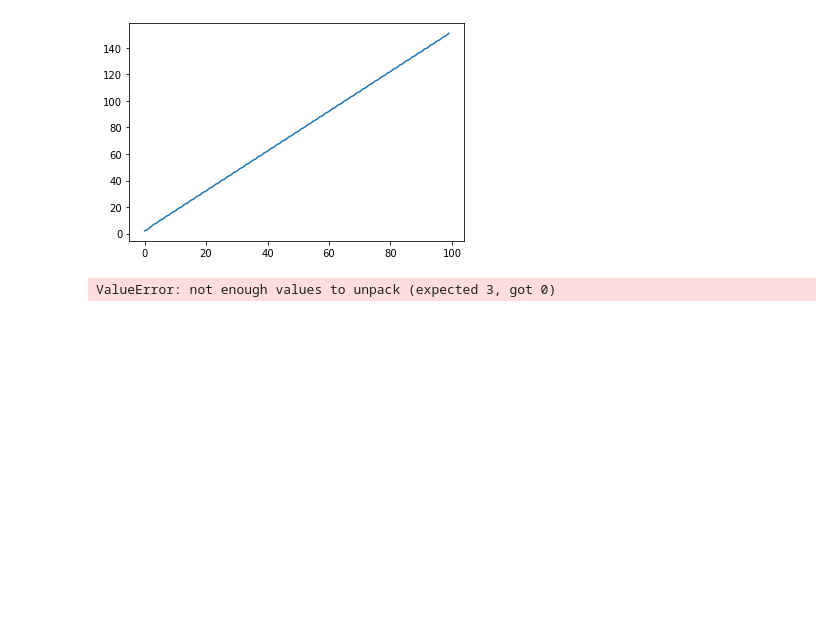
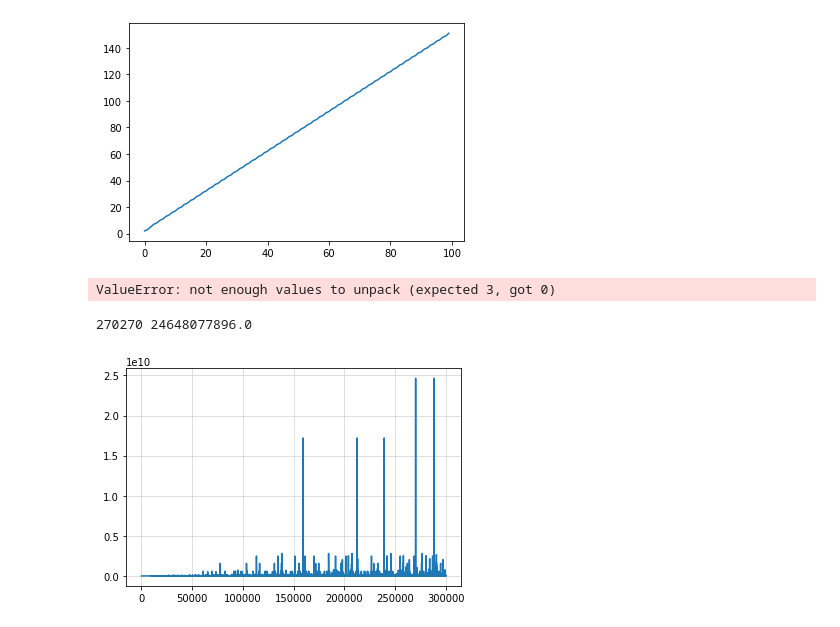
Before and after one commit to GuoYipeng279/algo, a Jupyter notebook: test.ipynb, the cells around one changed output. Drawn from its saved outputs; the diff is of its cells as text; code cells hidden in the pictures; blank space fills up the shorter version.

```diff
--- a/test.ipynb
+++ b/test.ipynb
@@ -89,3 +89,28 @@ for i in range(a3):
 print(rec)
 # %% [output]
 ValueError: not enough values to unpack (expected 3, got 0)
+# %%
+def f3x_1(inpu):
+    maxi = inpu
+    while inpu!=1:
+        if inpu%2==0:
+            inpu/=2
+        else:
+            inpu = 3*inpu+1
+            maxi = max(inpu,maxi)
+    return maxi
+# %%
+def test(upper):
+    rg = range(1,upper)
+    lis = [f3x_1(i) for i in rg]
+    from matplotlib import pyplot as plt
+    import numpy as np
+    print(np.argmax(lis),max(lis))
+    plt.plot(rg,lis)
+    plt.grid(alpha=0.5)
+    plt.show()
+# %%
+test(300000)
+# %% [output]
+270270 24648077896.0
+[figure, added]
```
Also changed, not shown: parts of 2 cells of this notebook, 20 other files.
